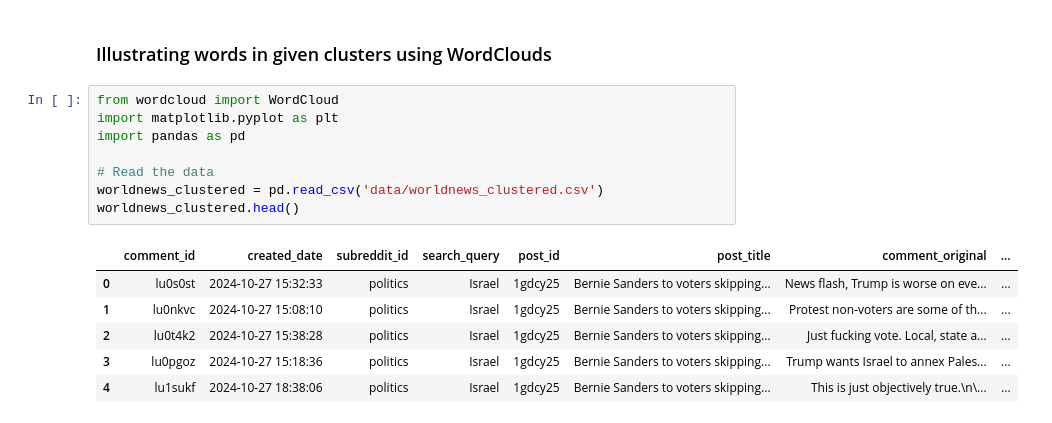
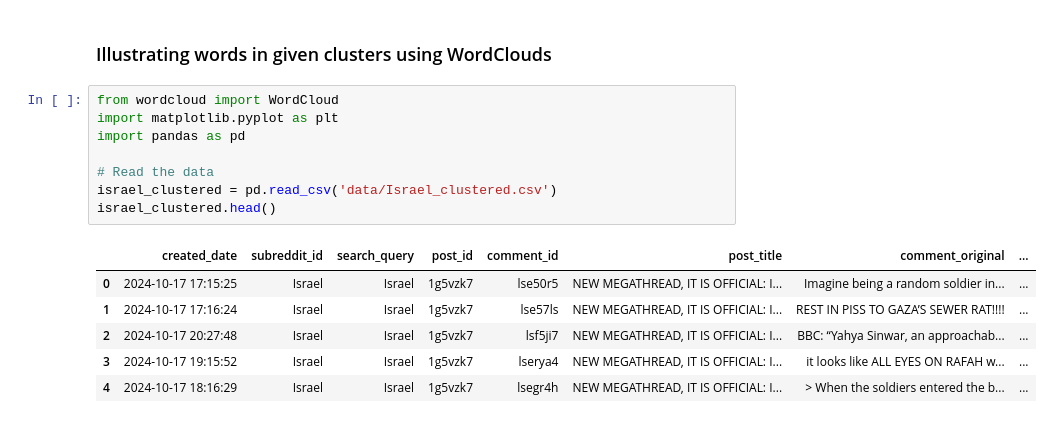
Before and after one commit to danielries/comptoolsproject, a Jupyter notebook: wordclouds.ipynb, the cells around one changed output. Drawn from its saved outputs; the diff is of its cells as text.

```diff
--- a/wordclouds.ipynb
+++ b/wordclouds.ipynb
@@ -3,18 +3,18 @@
 # %%
 from wordcloud import WordCloud
 import matplotlib.pyplot as plt
 import pandas as pd
 
 # Read the data
-worldnews_clustered = pd.read_csv('data/worldnews_clustered.csv')
-worldnews_clustered.head()
+israel_clustered = pd.read_csv('data/Israel_clustered.csv')
+israel_clustered.head()
 # %% [output]
-|  | comment_id | created_date | subreddit_id | search_query | post_id | post_title | comment_original | ... |
-| 0 | lu0s0st | 2024-10-27 15:32:33 | politics | Israel | 1gdcy25 | Bernie Sanders to voters skipping... | News flash, Trump is worse on eve... | ... |
-| 1 | lu0nkvc | 2024-10-27 15:08:10 | politics | Israel | 1gdcy25 | Bernie Sanders to voters skipping... | Protest non-voters are some of th... | ... |
-| 2 | lu0t4k2 | 2024-10-27 15:38:28 | politics | Israel | 1gdcy25 | Bernie Sanders to voters skipping... | Just fucking vote. Local, state a... | ... |
-| 3 | lu0pgoz | 2024-10-27 15:18:36 | politics | Israel | 1gdcy25 | Bernie Sanders to voters skipping... | Trump wants Israel to annex Pales... | ... |
-| 4 | lu1sukf | 2024-10-27 18:38:06 | politics | Israel | 1gdcy25 | Bernie Sanders to voters skipping... | This is just objectively true.\n\... | ... |
+|  | created_date | subreddit_id | search_query | post_id | comment_id | post_title | comment_original | ... |
+| 0 | 2024-10-17 17:15:25 | Israel | Israel | 1g5vzk7 | lse50r5 | NEW MEGATHREAD, IT IS OFFICIAL: I... | Imagine being a random soldier in... | ... |
+| 1 | 2024-10-17 17:16:24 | Israel | Israel | 1g5vzk7 | lse57ls | NEW MEGATHREAD, IT IS OFFICIAL: I... | REST IN PISS TO GAZA’S SEWER RAT!!!! | ... |
+| 2 | 2024-10-17 20:27:48 | Israel | Israel | 1g5vzk7 | lsf5ji7 | NEW MEGATHREAD, IT IS OFFICIAL: I... | BBC: “Yahya Sinwar, an approachab... | ... |
+| 3 | 2024-10-17 19:15:52 | Israel | Israel | 1g5vzk7 | lserya4 | NEW MEGATHREAD, IT IS OFFICIAL: I... | it looks like ALL EYES ON RAFAH w... | ... |
+| 4 | 2024-10-17 18:16:29 | Israel | Israel | 1g5vzk7 | lsegr4h | NEW MEGATHREAD, IT IS OFFICIAL: I... | > When the soldiers entered the b... | ... |
 # %%
 from sklearn.feature_extraction.text import TfidfVectorizer
 import pandas as pd
```
Also changed, not shown: parts of 2 cells of this notebook, 7 other files.
